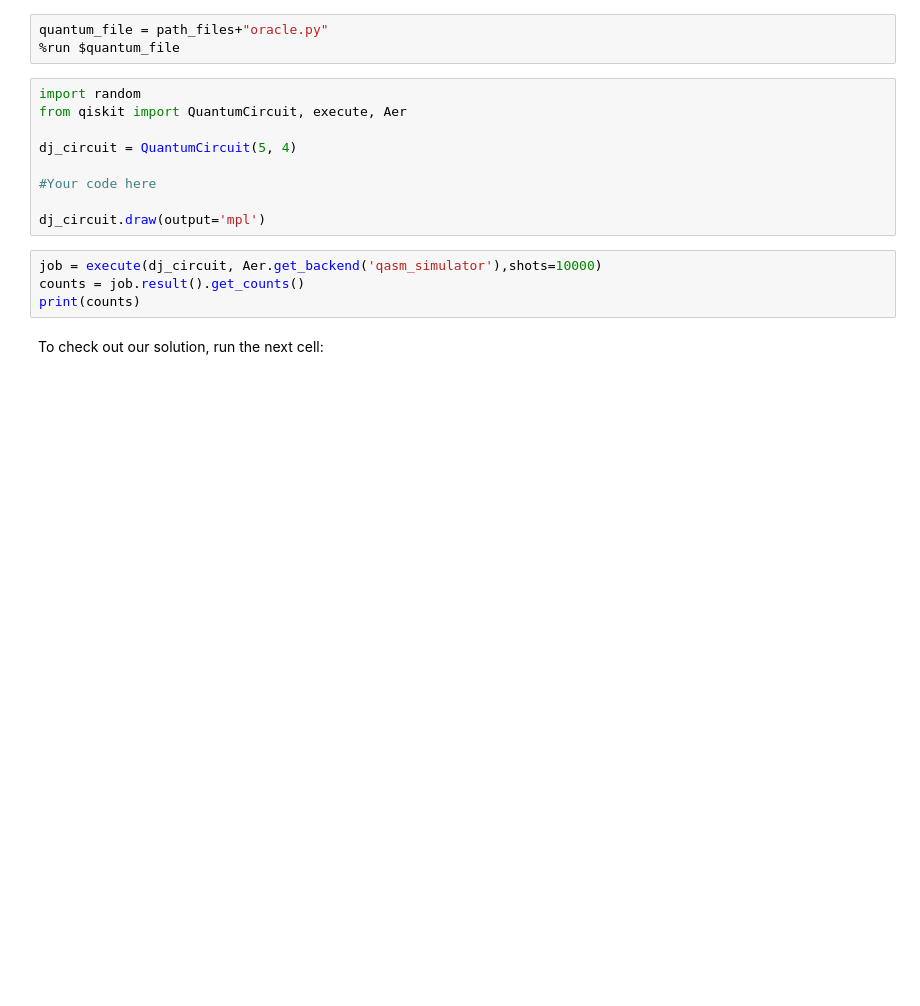
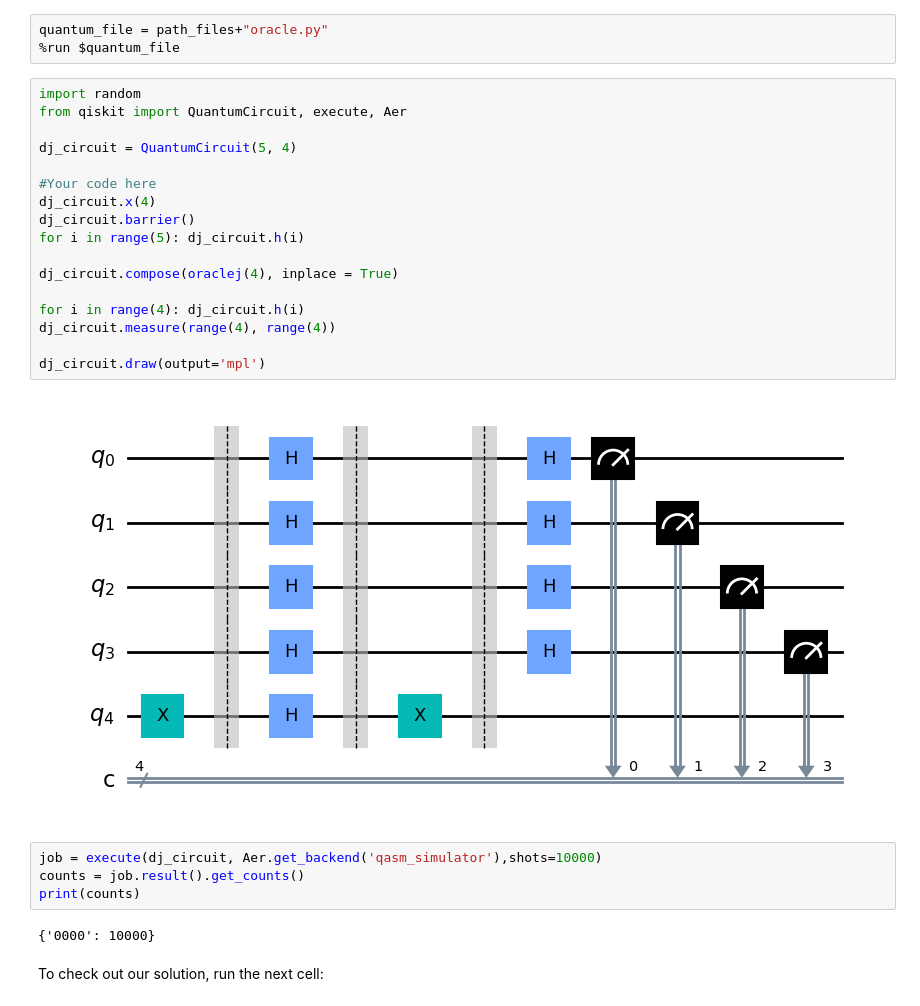
Before and after one commit to james-lucius/qworld, a Jupyter notebook: QB43_A04_Deutsch_Jozsa_Algorithm.ipynb, the cells around one changed output. Saved outputs shown, nothing was run; the diff lists cells and outputs as text; blank space fills up the shorter version.

```diff
--- a/QB43_A04_Deutsch_Jozsa_Algorithm.ipynb
+++ b/QB43_A04_Deutsch_Jozsa_Algorithm.ipynb
@@ -211,16 +231,28 @@ quantum_file = path_files+"oracle.py"
 # %%
 import random
 from qiskit import QuantumCircuit, execute, Aer
 
 dj_circuit = QuantumCircuit(5, 4)
 
 #Your code here
+dj_circuit.x(4)
+dj_circuit.barrier()
+for i in range(5): dj_circuit.h(i)
+
+dj_circuit.compose(oraclej(4), inplace = True)
+
+for i in range(4): dj_circuit.h(i)
+dj_circuit.measure(range(4), range(4))
 
 dj_circuit.draw(output='mpl')
+# %% [output]
+[figure, added]
 # %%
 job = execute(dj_circuit, Aer.get_backend('qasm_simulator'),shots=10000)
 counts = job.result().get_counts()
 print(counts)
+# %% [output]
+{'0000': 10000}
 # %% [markdown]
 To check out our solution, run the next cell:
 # %%
```
Also changed, not shown: parts of 7 cells of this notebook.
